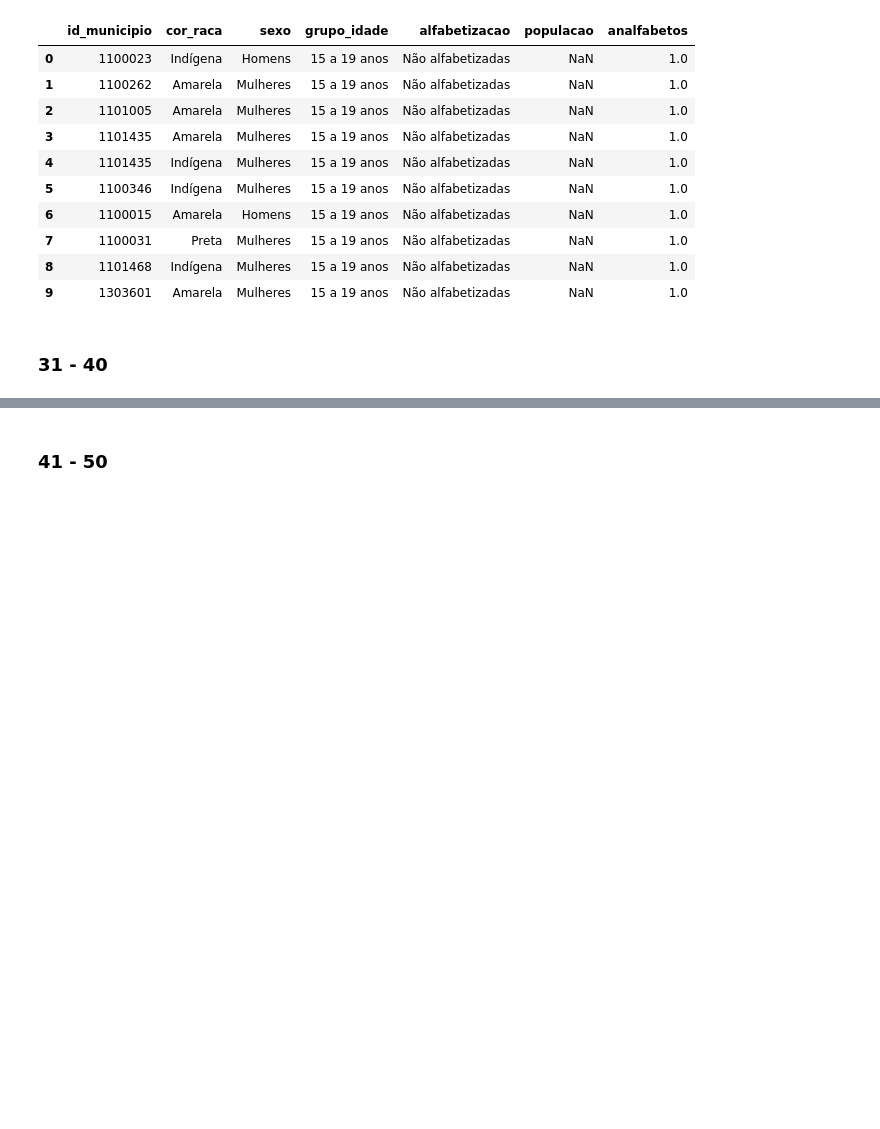
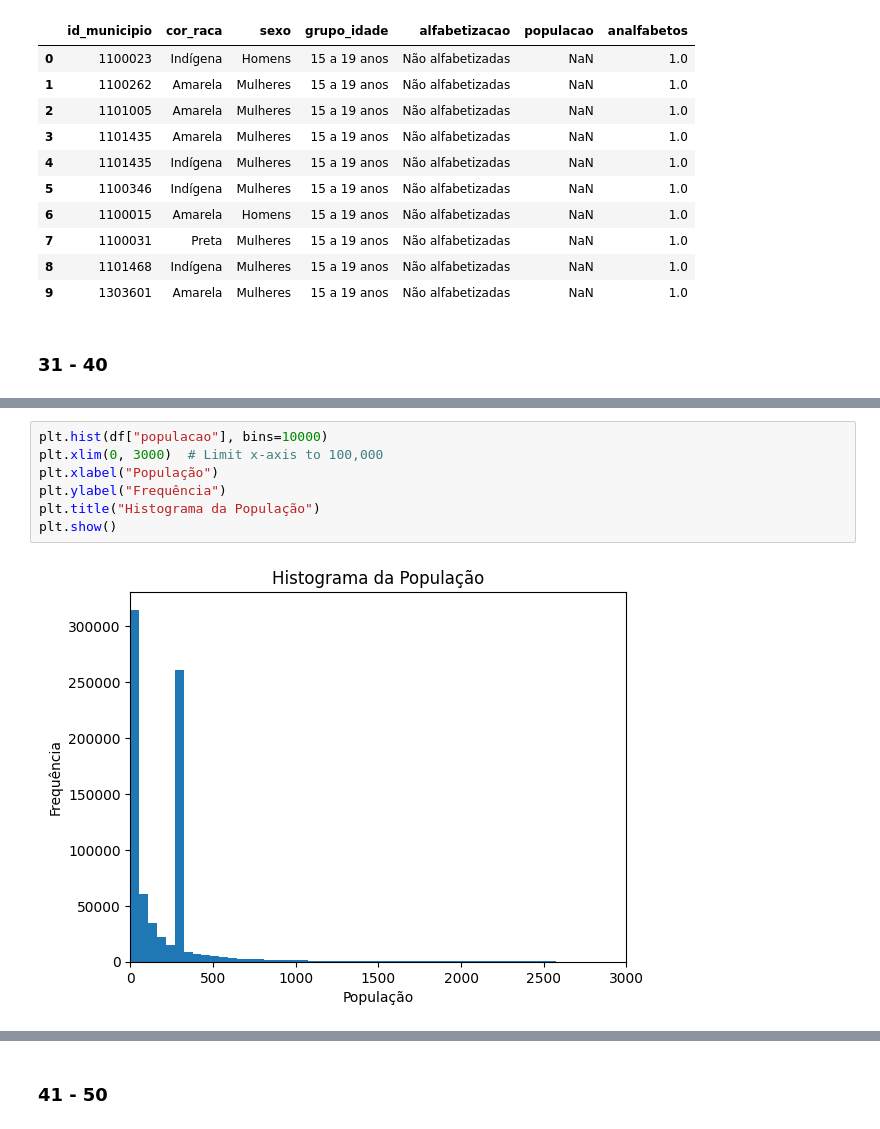
Before and after one commit to zicziczic/AlphabetizationAnalysis, a Jupyter notebook: ExerciciosComplementares.ipynb, the cells around one changed output, grey strips where cells are left out. Saved outputs shown, nothing was run; the diff lists cells and outputs as text; blank space fills up the shorter version.

```diff
--- a/ExerciciosComplementares.ipynb
+++ b/ExerciciosComplementares.ipynb
@@ -272,0 +344,9 @@ df.head(10)
+# %%
+plt.hist(df["populacao"], bins=10000)
+plt.xlim(0, 3000)  # Limit x-axis to 100,000
+plt.xlabel("População")
+plt.ylabel("Frequência")
+plt.title("Histograma da População")
+plt.show()
+# %% [output]
+[figure, added]
```
Also changed, not shown: parts of 9 cells of this notebook.
